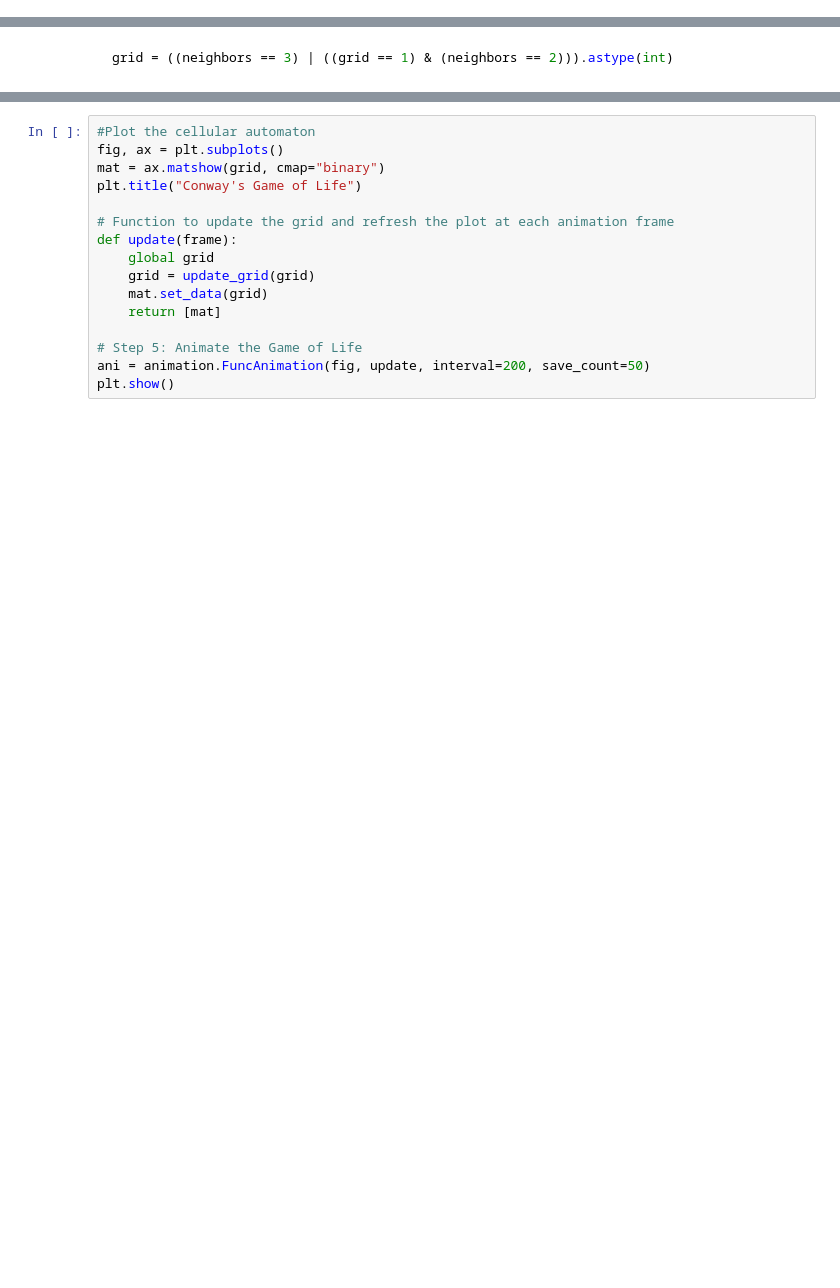
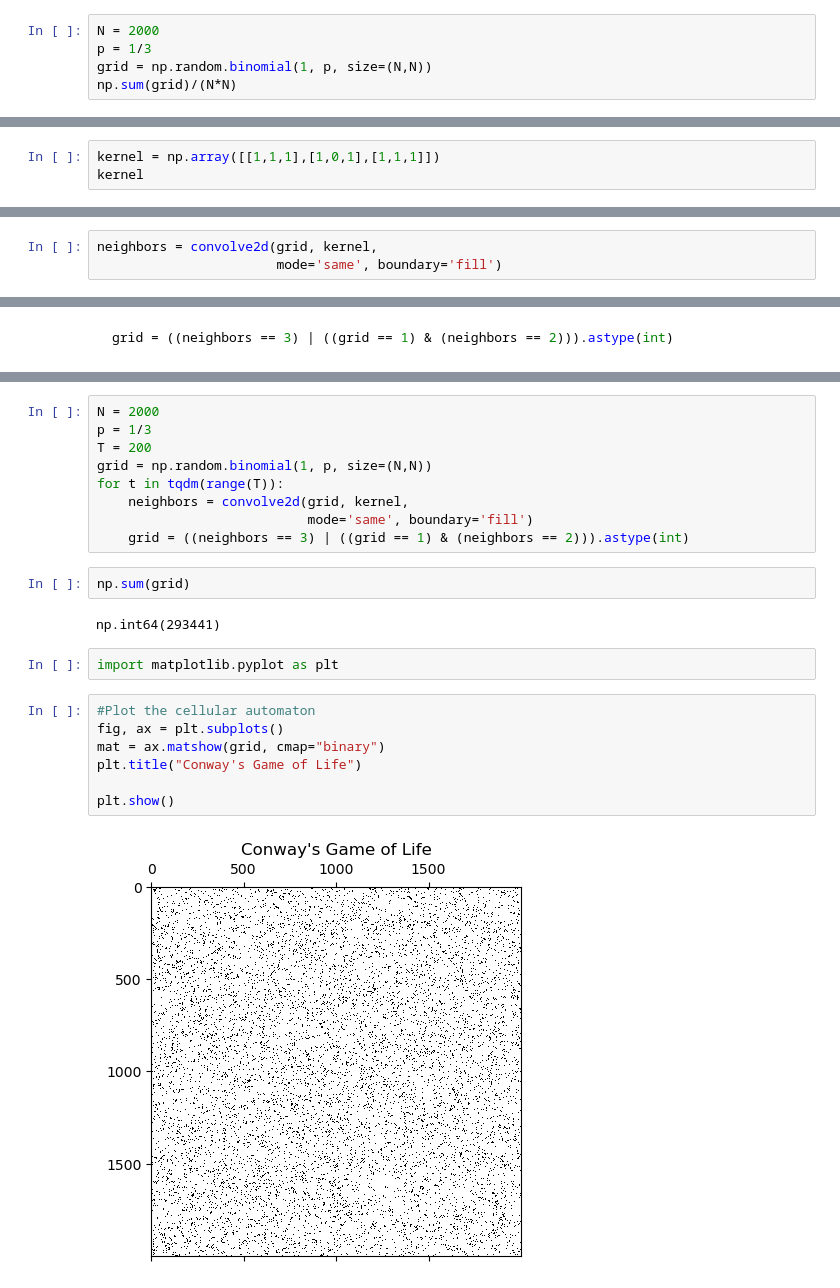
Before and after one commit to julianjica/ModSim, a Jupyter notebook: notebooks/CellularAutomata.ipynb, the cells around one changed output, grey strips where cells are left out. Drawn from its saved outputs; the diff is of its cells as text; blank space fills up the shorter version.

```diff
--- a/notebooks/CellularAutomata.ipynb
+++ b/notebooks/CellularAutomata.ipynb
@@ -19,0 +22,5 @@ Each cell interacts with its eight neighboring cells (including diagonals) accor
+# %%
+N = 2000
+p = 1/3
+grid = np.random.binomial(1, p, size=(N,N))
+np.sum(grid)/(N*N)
@@ -19,0 +39,3 @@ Each cell interacts with its eight neighboring cells (including diagonals) accor
+# %%
+kernel = np.array([[1,1,1],[1,0,1],[1,1,1]])
+kernel
@@ -19,0 +48,3 @@ Each cell interacts with its eight neighboring cells (including diagonals) accor
+# %%
+neighbors = convolve2d(grid, kernel,
+                       mode='same', boundary='fill')
@@ -24,16 +68,24 @@ grid = ((neighbors == 3) | ((grid == 1) & (neighbors == 2))).astype(int)
+# %%
+N = 2000
+p = 1/3
+T = 200
+grid = np.random.binomial(1, p, size=(N,N))
+for t in tqdm(range(T)):
+    neighbors = convolve2d(grid, kernel,
+                           mode='same', boundary='fill')
+    grid = ((neighbors == 3) | ((grid == 1) & (neighbors == 2))).astype(int)
+# %%
+np.sum(grid)
+# %% [output]
+np.int64(293441)
+# %%
+import matplotlib.pyplot as plt
 # %%
 #Plot the cellular automaton
 fig, ax = plt.subplots()
 mat = ax.matshow(grid, cmap="binary")
 plt.title("Conway's Game of Life")
 
-# Function to update the grid and refresh the plot at each animation frame
-def update(frame):
-    global grid
-    grid = update_grid(grid)
-    mat.set_data(grid)
-    return [mat]
-
-# Step 5: Animate the Game of Life
-ani = animation.FuncAnimation(fig, update, interval=200, save_count=50)
 plt.show()
+# %% [output]
+[figure, added]
```
Also changed, not shown: parts of 10 cells of this notebook, 1 other file.
